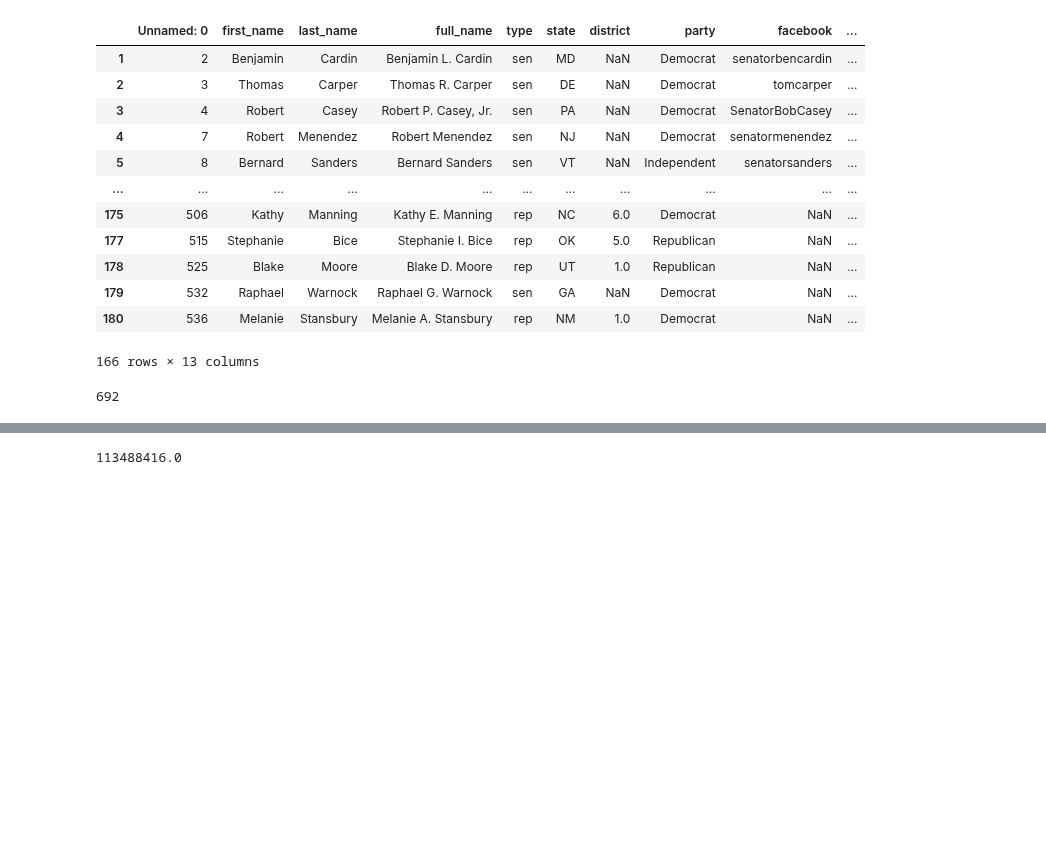
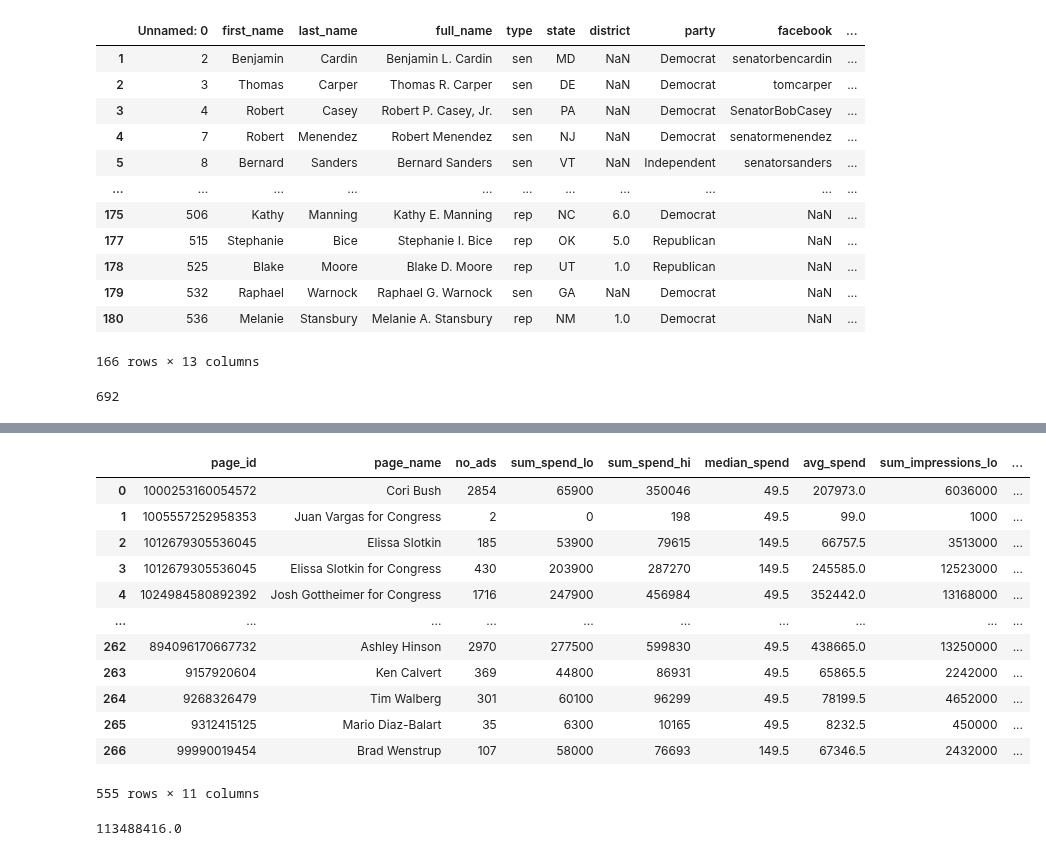
Before and after one commit to lrnz-asnprs/political-ad-api, a Jupyter notebook: notebooks/laurenz_visualizations.ipynb, the cells around one changed output, grey strips where cells are left out. Drawn from its saved outputs; the diff is of its cells as text; code cells hidden in the pictures; blank space fills up the shorter version.

```diff
--- a/notebooks/laurenz_visualizations.ipynb
+++ b/notebooks/laurenz_visualizations.ipynb
@@ -76,3 +115,19 @@ democrats = grouper.group_ads_by_party_by_day(data, "Democrat")
+# %%
+data_merged
+# %% [output]
+|  | page_id | page_name | no_ads | sum_spend_lo | sum_spend_hi | median_spend | avg_spend | sum_impressions_lo | ... |
+| 0 | 1000253160054572 | Cori Bush | 2854 | 65900 | 350046 | 49.5 | 207973.0 | 6036000 | ... |
+| 1 | 1005557252958353 | Juan Vargas for Congress | 2 | 0 | 198 | 49.5 | 99.0 | 1000 | ... |
+| 2 | 1012679305536045 | Elissa Slotkin | 185 | 53900 | 79615 | 149.5 | 66757.5 | 3513000 | ... |
+| 3 | 1012679305536045 | Elissa Slotkin for Congress | 430 | 203900 | 287270 | 149.5 | 245585.0 | 12523000 | ... |
+| 4 | 1024984580892392 | Josh Gottheimer for Congress | 1716 | 247900 | 456984 | 49.5 | 352442.0 | 13168000 | ... |
+| ... | ... | ... | ... | ... | ... | ... | ... | ... | ... |
+| 262 | 894096170667732 | Ashley Hinson | 2970 | 277500 | 599830 | 49.5 | 438665.0 | 13250000 | ... |
+| 263 | 9157920604 | Ken Calvert | 369 | 44800 | 86931 | 49.5 | 65865.5 | 2242000 | ... |
+| 264 | 9268326479 | Tim Walberg | 301 | 60100 | 96299 | 49.5 | 78199.5 | 4652000 | ... |
+| 265 | 9312415125 | Mario Diaz-Balart | 35 | 6300 | 10165 | 49.5 | 8232.5 | 450000 | ... |
+| 266 | 99990019454 | Brad Wenstrup | 107 | 58000 | 76693 | 149.5 | 67346.5 | 2432000 | ... |
+555 rows × 11 columns
 # %%
 from political_ads.keyword_filter import Filter
 
```
Also changed, not shown: parts of 3 cells of this notebook, 2 other files.
